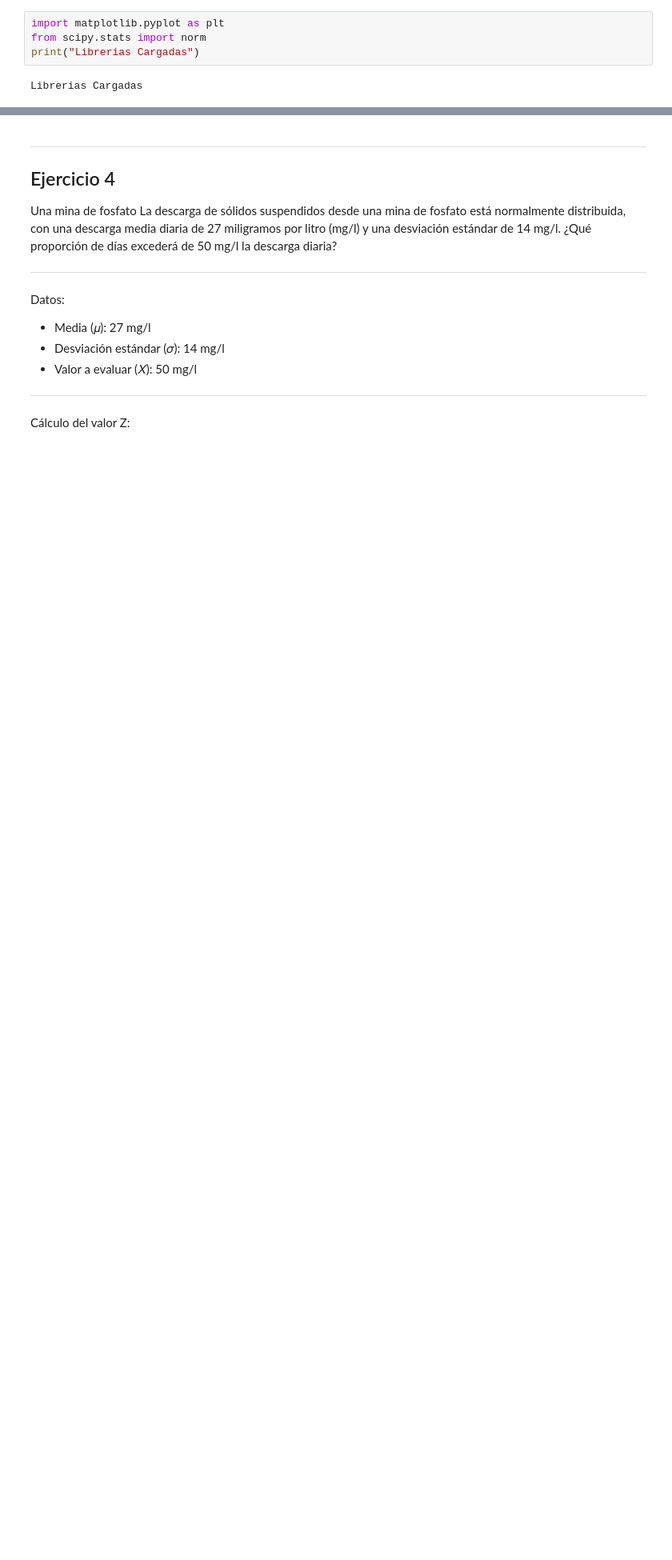
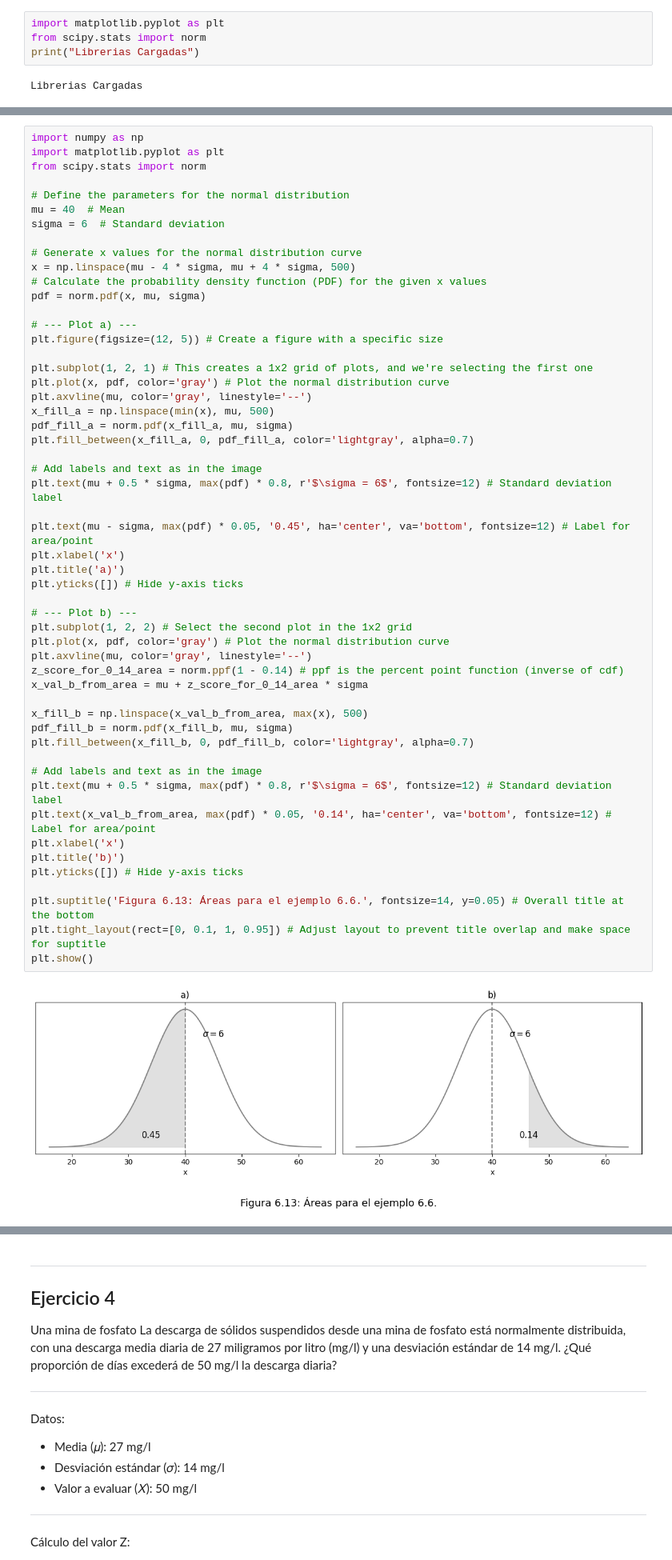
Before and after one commit to D1egoXD/Distribucion_Normal, a Jupyter notebook: Distribucion_normal.ipynb, the cells around one changed output, grey strips where cells are left out. Shown: that part at 80% size. Drawn from its saved outputs; the diff is of its cells as text; blank space fills up the shorter version.

```diff
--- a/Distribucion_normal.ipynb
+++ b/Distribucion_normal.ipynb
@@ -127,6 +129,61 @@ Aproximadamente el **23.02%** de los tornillos serán descartados. En un lote de
 ---
 
 [[Menú]](#menu) | [[Anterior]](#ej_1) | [[Siguiente]](#ej_3)
+# %%
+import numpy as np
+import matplotlib.pyplot as plt
+from scipy.stats import norm
+
+# Define the parameters for the normal distribution
+mu = 40  # Mean
+sigma = 6  # Standard deviation
+
+# Generate x values for the normal distribution curve
+x = np.linspace(mu - 4 * sigma, mu + 4 * sigma, 500)
+# Calculate the probability density function (PDF) for the given x values
+pdf = norm.pdf(x, mu, sigma)
+
+# --- Plot a) ---
+plt.figure(figsize=(12, 5)) # Create a figure with a specific size
+
+plt.subplot(1, 2, 1) # This creates a 1x2 grid of plots, and we're selecting the first one
+plt.plot(x, pdf, color='gray') # Plot the normal distribution curve
+plt.axvline(mu, color='gray', linestyle='--')
+x_fill_a = np.linspace(min(x), mu, 500)
+pdf_fill_a = norm.pdf(x_fill_a, mu, sigma)
+plt.fill_between(x_fill_a, 0, pdf_fill_a, color='lightgray', alpha=0.7)
+
+# Add labels and text as in the image
+plt.text(mu + 0.5 * sigma, max(pdf) * 0.8, r'$\sigma = 6$', fontsize=12) # Standard deviation label
+
+plt.text(mu - sigma, max(pdf) * 0.05, '0.45', ha='center', va='bottom', fontsize=12) # Label for area/point
+plt.xlabel('x')
+plt.title('a)')
+plt.yticks([]) # Hide y-axis ticks
+
+# --- Plot b) ---
+plt.subplot(1, 2, 2) # Select the second plot in the 1x2 grid
+plt.plot(x, pdf, color='gray') # Plot the normal distribution curve
+plt.axvline(mu, color='gray', linestyle='--')
+z_score_for_0_14_area = norm.ppf(1 - 0.14) # ppf is the percent point function (inverse of cdf)
+x_val_b_from_area = mu + z_score_for_0_14_area * sigma
+
+x_fill_b = np.linspace(x_val_b_from_area, max(x), 500)
+pdf_fill_b = norm.pdf(x_fill_b, mu, sigma)
+plt.fill_between(x_fill_b, 0, pdf_fill_b, color='lightgray', alpha=0.7)
+
+# Add labels and text as in the image
+plt.text(mu + 0.5 * sigma, max(pdf) * 0.8, r'$\sigma = 6$', fontsize=12) # Standard deviation label
+plt.text(x_val_b_from_area, max(pdf) * 0.05, '0.14', ha='center', va='bottom', fontsize=12) # Label for area/point
+plt.xlabel('x')
+plt.title('b)')
+plt.yticks([]) # Hide y-axis ticks
+
+plt.suptitle('Figura 6.13: Áreas para el ejemplo 6.6.', fontsize=14, y=0.05) # Overall title at the bottom
+plt.tight_layout(rect=[0, 0.1, 1, 0.95]) # Adjust layout to prevent title overlap and make space for suptitle
+plt.show()
+# %% [output]
+[figure, added]
 # %% [markdown]
 ---
 ## <div id=ej_3></div>
```
Also changed, not shown: parts of 7 cells of this notebook.
